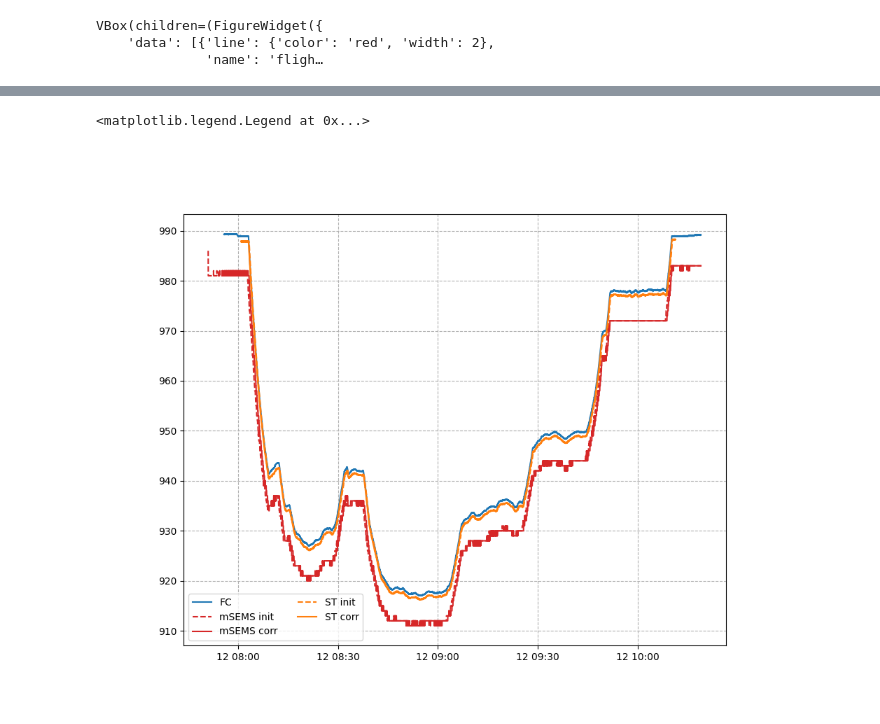
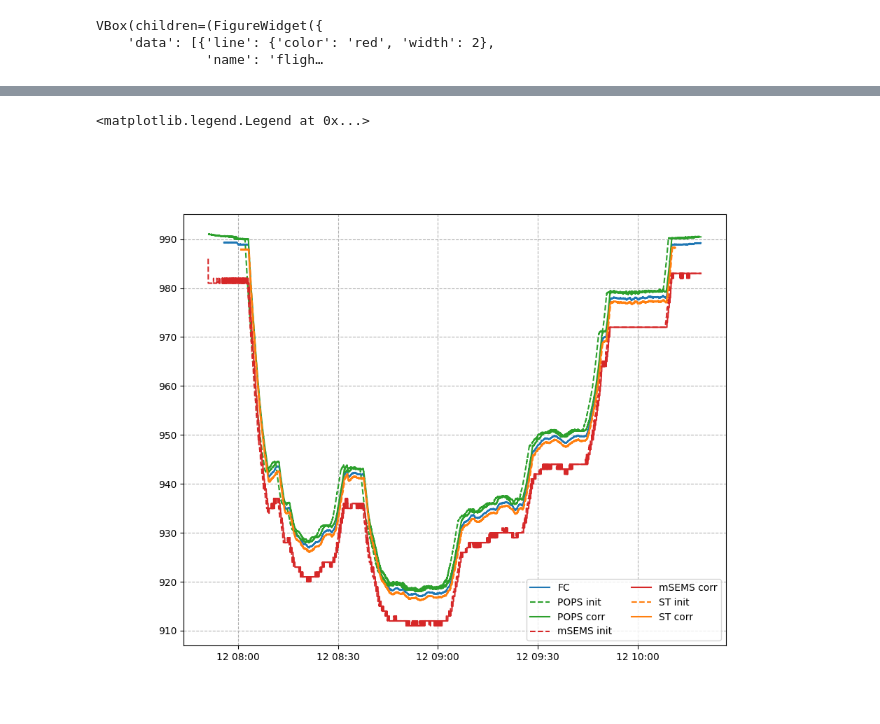
Before and after one commit to EERL-EPFL/helikite-data-processing, a Jupyter notebook: notebooks/level0-FlightComputerV2.ipynb, the cells around one changed output, grey strips where cells are left out. Drawn from its saved outputs; the diff is of its cells as text; code cells hidden in the pictures.

```diff
--- a/notebooks/level0-FlightComputerV2.ipynb
+++ b/notebooks/level0-FlightComputerV2.ipynb
@@ -7,7 +7,7 @@ cleaner = Cleaner(
     instruments=[
         instruments.flight_computer_v2,
         instruments.smart_tether,
-        # instruments.pops,
+        instruments.pops,
         instruments.msems_readings,
         instruments.msems_inverted,
         instruments.msems_scan,
@@ -82,25 +76,28 @@ Done. The file 'level0_2025-02-12T07-55'.{csv|parquet} contains all instrument d
 # %%
 import matplotlib
 import numpy as np
 import matplotlib.colors as mcols
 import matplotlib.pyplot as plt
 from mpl_toolkits.axes_grid1 import make_axes_locatable
 from mpl_toolkits.axes_grid1.inset_locator import inset_axes
 import matplotlib.dates as mdates
 
 %matplotlib ipympl
 # Plot the corr_df for each instrument on one plot
 fig, (ax) = plt.subplots(1,1, figsize=(10,8))
 ax.plot(cleaner.flight_computer.df.index,cleaner.flight_computer.df['pressure'],label='FC',color='C0')
 
+ax.plot(cleaner.pops.df_before_timeshift.index,cleaner.pops.df_before_timeshift['pressure'],linestyle='dashed',color='C2',label='POPS init')
+ax.plot(cleaner.pops.df.index,cleaner.pops.df['pressure'],color='C2',label='POPS corr')
+
 ax.plot(cleaner.msems_readings.df_before_timeshift.index,cleaner.msems_readings.df_before_timeshift['pressure'],linestyle='dashed',color='C3',label='mSEMS init')
 ax.plot(cleaner.msems_readings.df.index,cleaner.msems_readings.df['pressure'],color='C3',label='mSEMS corr')
 
 ax.plot(cleaner.smart_tether.df_before_timeshift.index,cleaner.smart_tether.df_before_timeshift['pressure'],linestyle='dashed',color='C1',label='ST init')
 ax.plot(cleaner.smart_tether.df.index,cleaner.smart_tether.df['pressure'],label='ST corr',color='C1')
 ax.grid(ls='--')
 ax.legend(ncols=2)
 # plt.savefig(figurefolder+'\\pressures_corr_FL'+datefolder[2:]+'.png')
 # %% [output]
 <matplotlib.legend.Legend at 0x...>
-[figure, old version]
+[figure, new version]
```
Also changed, not shown: parts of 4 cells of this notebook, 3 other files.
